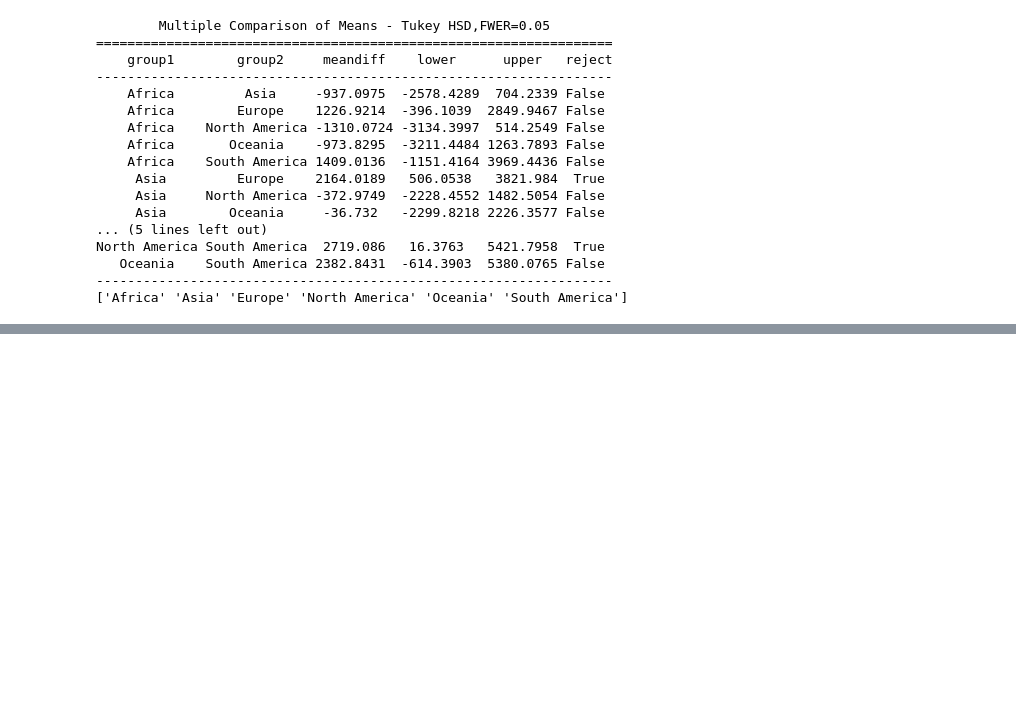
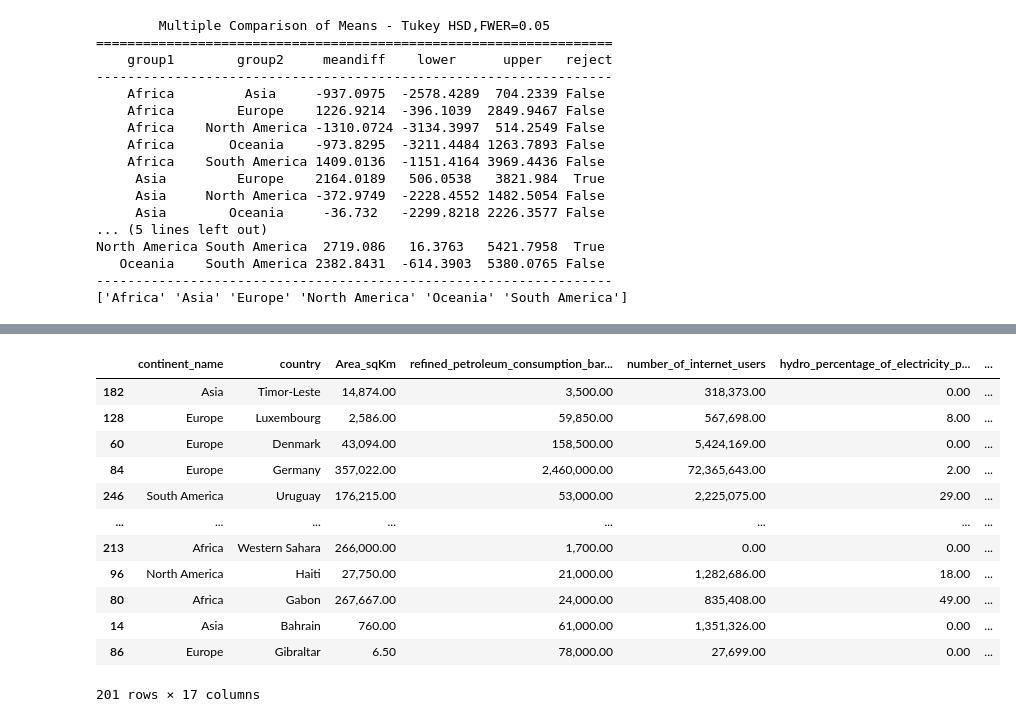
Before and after one commit to Silkways/CIA-Project, a Jupyter notebook: cia_notebook_gus.ipynb, the cells around one changed output, grey strips where cells are left out. Saved outputs shown, nothing was run; the diff lists cells and outputs as text; code cells hidden in the pictures; blank space fills up the shorter version.

```diff
--- a/cia_notebook_gus.ipynb
+++ b/cia_notebook_gus.ipynb
@@ -173,7 +169,6 @@ final_df['number_of_internet_users'] = final_df['number_of_internet_users'].asty
 final_df['carbon_emissions_from_energy_consumption_MT'] = final_df['carbon_emissions_from_energy_consumption_MT'].astype(float)
 # %%
 final_df = final_df.sort_values(by = ['Area_sqKm'], ascending = False)
-final_df.dropna(subset=['continent_name', "Area_sqKm"], inplace = True)
 final_df.head(n=50)
 # %% [output]
 |  | continent_name | country | Area_sqKm | refined_petroleum_consumption_bar... | number_of_internet_users | hydro_percentage_of_electricity_p... | ... |
@@ -790,0 +835,17 @@ North America South America  2719.086   16.3763   5421.7958  True
+# %%
+
+final_df.sort_values('other_renewable_percentage_of_electricity_production', ascending = False)
+# %% [output]
+|  | continent_name | country | Area_sqKm | refined_petroleum_consumption_bar... | number_of_internet_users | hydro_percentage_of_electricity_p... | ... |
+| 182 | Asia | Timor-Leste | 14,874.00 | 3,500.00 | 318,373.00 | 0.00 | ... |
+| 128 | Europe | Luxembourg | 2,586.00 | 59,850.00 | 567,698.00 | 8.00 | ... |
+| 60 | Europe | Denmark | 43,094.00 | 158,500.00 | 5,424,169.00 | 0.00 | ... |
+| 84 | Europe | Germany | 357,022.00 | 2,460,000.00 | 72,365,643.00 | 2.00 | ... |
+| 246 | South America | Uruguay | 176,215.00 | 53,000.00 | 2,225,075.00 | 29.00 | ... |
+| ... | ... | ... | ... | ... | ... | ... | ... |
+| 213 | Africa | Western Sahara | 266,000.00 | 1,700.00 | 0.00 | 0.00 | ... |
+| 96 | North America | Haiti | 27,750.00 | 21,000.00 | 1,282,686.00 | 18.00 | ... |
+| 80 | Africa | Gabon | 267,667.00 | 24,000.00 | 835,408.00 | 49.00 | ... |
+| 14 | Asia | Bahrain | 760.00 | 61,000.00 | 1,351,326.00 | 0.00 | ... |
+| 86 | Europe | Gibraltar | 6.50 | 78,000.00 | 27,699.00 | 0.00 | ... |
+201 rows × 17 columns
```
Also changed, not shown: parts of 8 cells of this notebook, 1 other file.
